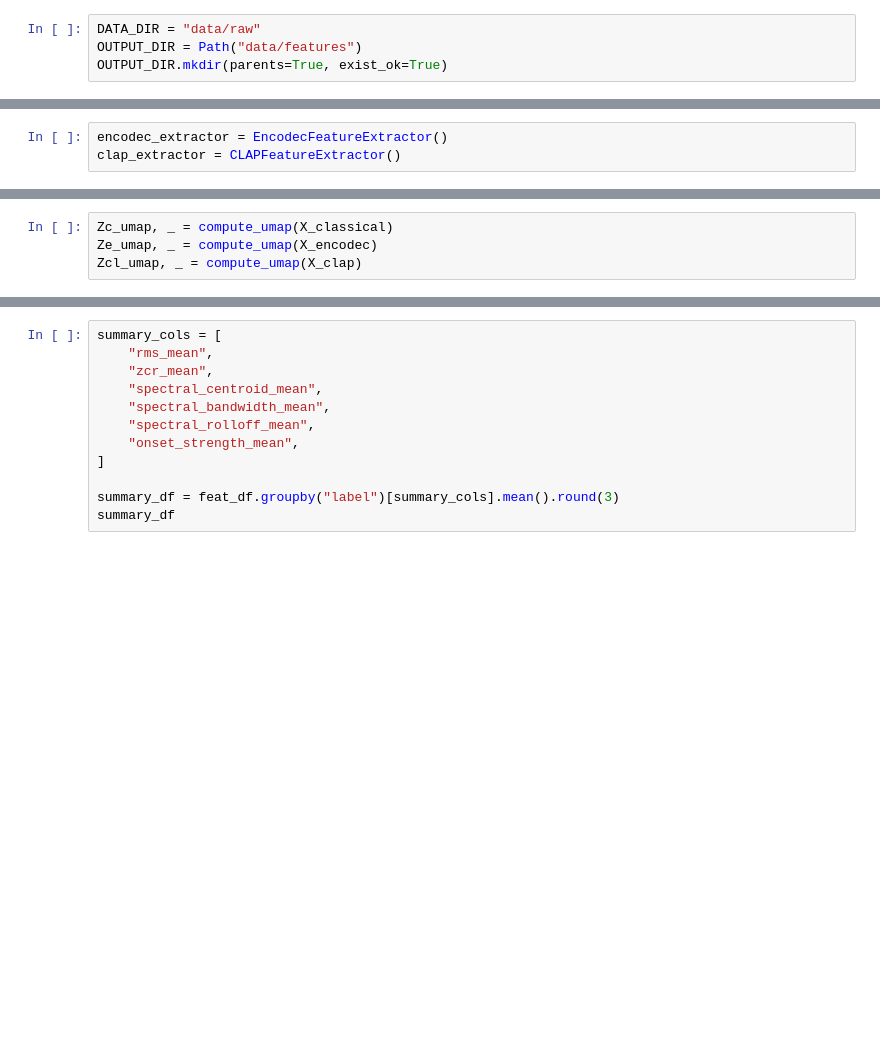
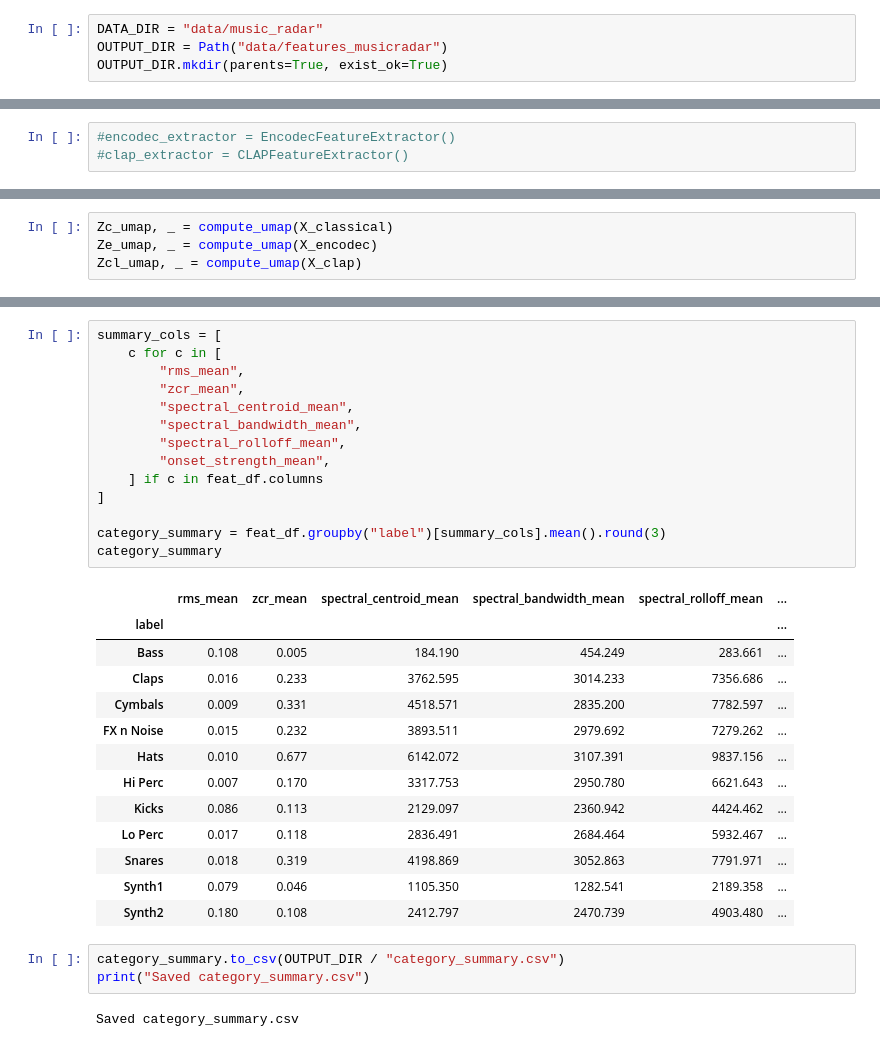
Before and after one commit to martiinsssssss/techno-representation, a Jupyter notebook: techno_audio_representations.ipynb, the cells around one changed output, grey strips where cells are left out. Cells and saved outputs as stored; diff of their text form; blank space fills up the shorter version.

```diff
--- a/techno_audio_representations.ipynb
+++ b/techno_audio_representations.ipynb
@@ -19,6 +59,6 @@ from src.analysis import (
 # %%
-DATA_DIR = "data/raw"
-OUTPUT_DIR = Path("data/features")
+DATA_DIR = "data/music_radar"
+OUTPUT_DIR = Path("data/features_musicradar")
 OUTPUT_DIR.mkdir(parents=True, exist_ok=True)
 # %%
 df = scan_audio_dataset(DATA_DIR)
@@ -30,4 +120,4 @@ print(df["label"].value_counts())
 # %%
-encodec_extractor = EncodecFeatureExtractor()
-clap_extractor = CLAPFeatureExtractor()
+#encodec_extractor = EncodecFeatureExtractor()
+#clap_extractor = CLAPFeatureExtractor()
 # %%
@@ -149,12 +344,33 @@ feat_df[[
 # %%
 summary_cols = [
-    "rms_mean",
-    "zcr_mean",
-    "spectral_centroid_mean",
-    "spectral_bandwidth_mean",
-    "spectral_rolloff_mean",
-    "onset_strength_mean",
+    c for c in [
+        "rms_mean",
+        "zcr_mean",
+        "spectral_centroid_mean",
+        "spectral_bandwidth_mean",
+        "spectral_rolloff_mean",
+        "onset_strength_mean",
+    ] if c in feat_df.columns
 ]
 
-summary_df = feat_df.groupby("label")[summary_cols].mean().round(3)
-summary_df
+category_summary = feat_df.groupby("label")[summary_cols].mean().round(3)
+category_summary
+# %% [output]
+|  | rms_mean | zcr_mean | spectral_centroid_mean | spectral_bandwidth_mean | spectral_rolloff_mean | ... |
+| label |  |  |  |  |  | ... |
+| Bass | 0.108 | 0.005 | 184.190 | 454.249 | 283.661 | ... |
+| Claps | 0.016 | 0.233 | 3762.595 | 3014.233 | 7356.686 | ... |
+| Cymbals | 0.009 | 0.331 | 4518.571 | 2835.200 | 7782.597 | ... |
+| FX n Noise | 0.015 | 0.232 | 3893.511 | 2979.692 | 7279.262 | ... |
+| Hats | 0.010 | 0.677 | 6142.072 | 3107.391 | 9837.156 | ... |
+| Hi Perc | 0.007 | 0.170 | 3317.753 | 2950.780 | 6621.643 | ... |
+| Kicks | 0.086 | 0.113 | 2129.097 | 2360.942 | 4424.462 | ... |
+| Lo Perc | 0.017 | 0.118 | 2836.491 | 2684.464 | 5932.467 | ... |
+| Snares | 0.018 | 0.319 | 4198.869 | 3052.863 | 7791.971 | ... |
+| Synth1 | 0.079 | 0.046 | 1105.350 | 1282.541 | 2189.358 | ... |
+| Synth2 | 0.180 | 0.108 | 2412.797 | 2470.739 | 4903.480 | ... |
+# %%
+category_summary.to_csv(OUTPUT_DIR / "category_summary.csv")
+print("Saved category_summary.csv")
+# %% [output]
+Saved category_summary.csv
```
Also changed, not shown: parts of 29 cells of this notebook.
